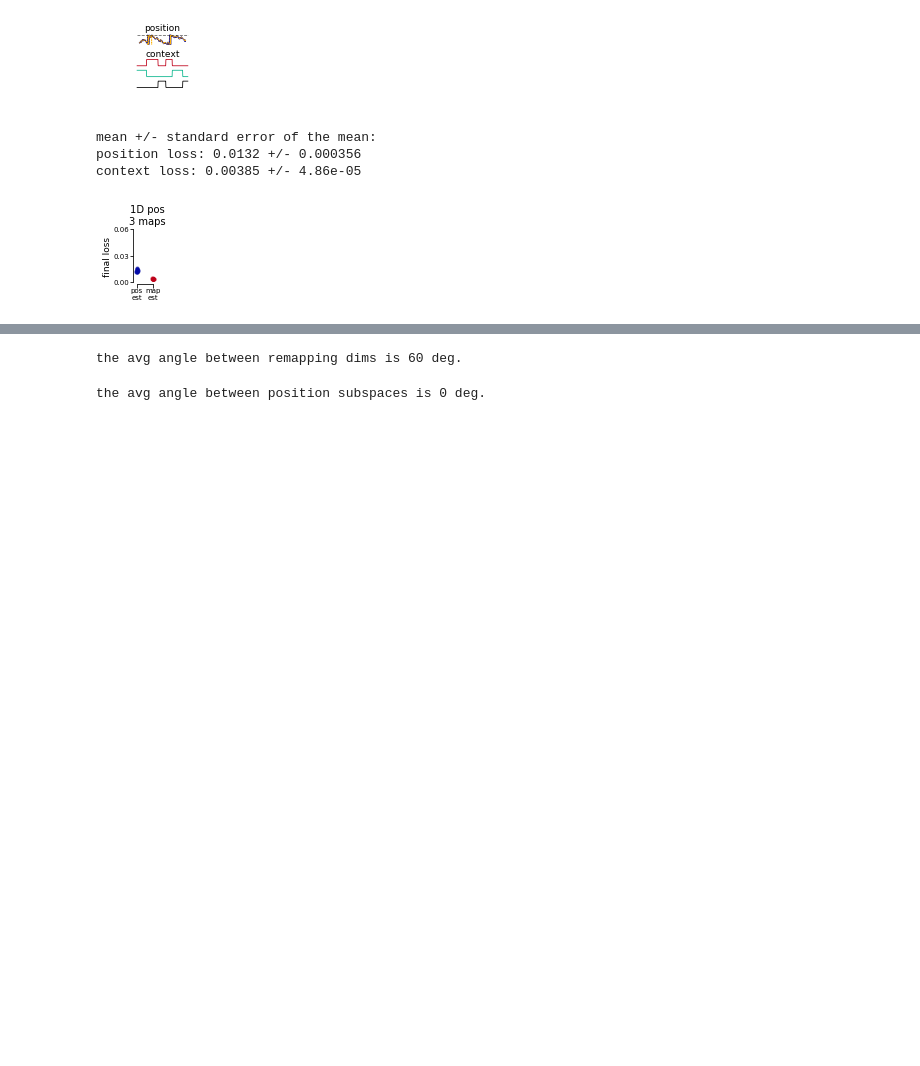
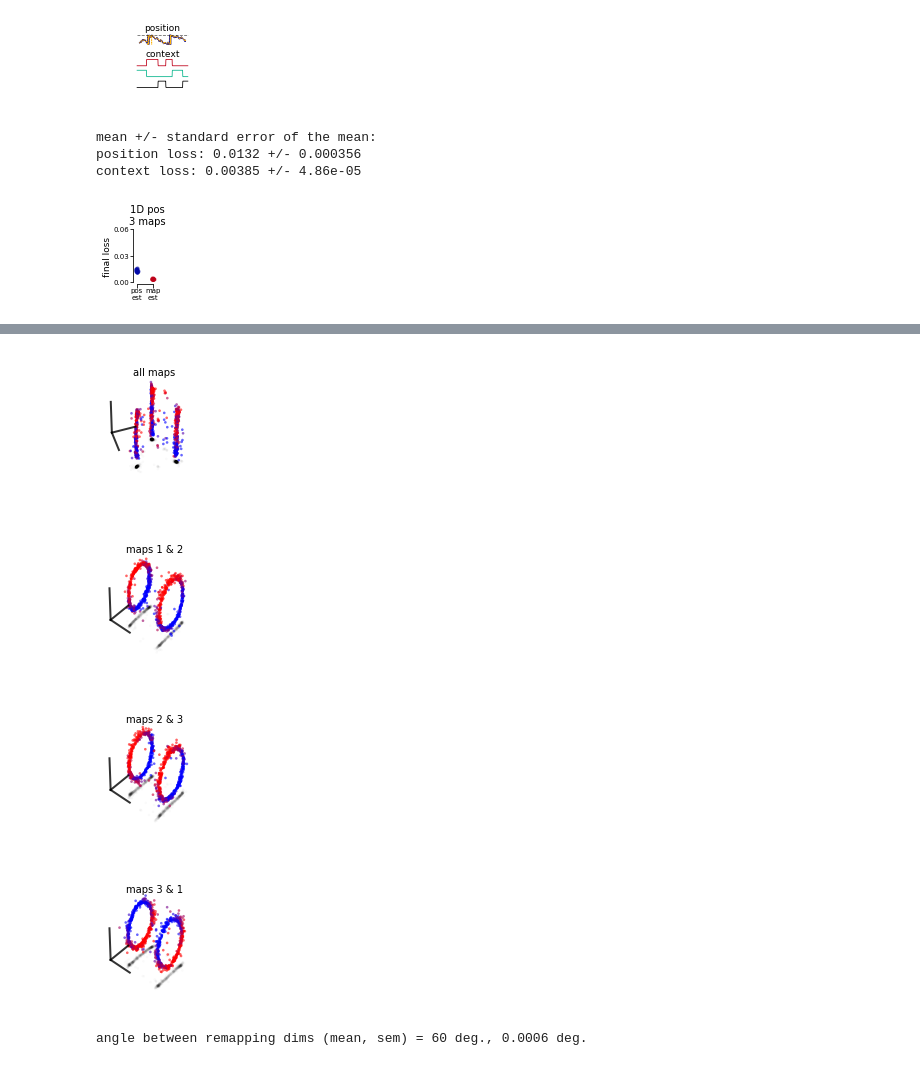
Before and after one commit to ahwillia/rnn_remapping_paper, a Jupyter notebook: fig4_1d3map/make_fig4.ipynb, the cells around one changed output, grey strips where cells are left out. Drawn from its saved outputs; the diff is of its cells as text; code cells hidden in the pictures; blank space fills up the shorter version.

```diff
--- a/fig4_1d3map/make_fig4.ipynb
+++ b/fig4_1d3map/make_fig4.ipynb
@@ -146,47 +84,30 @@ import dim_alignment as dim
-# %%
-'''
-Things to try for the 3 map model:
-X angle between the position subspaces for each manifold
-X angle between the remapping dimensions
-- i/o relationship to pos/remapping dims (as in Fig. 1/S1)
-'''
-# 1) Define the remapping dimensions:
-# split activity by context
-X0 = X[map_targ==0]
-X1 = X[map_targ==1]
-X2 = X[map_targ==2]
-
-# find the remapping dimensions
-remap_dim_01 = dim.remapping_dim(X0, X1)
-remap_dim_12 = dim.remapping_dim(X1, X2)
-remap_dim_20 = dim.remapping_dim(X2, X0)
-
-# find the angles between them
-angle_0 = dim.cosine_sim(remap_dim_01, remap_dim_20)
-angle_1 = dim.cosine_sim(remap_dim_01, remap_dim_12)
-angle_2 = dim.cosine_sim(remap_dim_12, remap_dim_20)
-avg_angle = np.rad2deg(np.arccos(np.abs(np.mean([angle_0, angle_1, angle_2]))))
-
-print(f'the avg angle between remapping dims is {int(avg_angle)} deg.')
-# %% [output]
-the avg angle between remapping dims is 60 deg.
-# %%
-# 2) Define the position subspaces:
-n_maps = np.max(np.unique(map_targ)) + 1
-pos_subspaces = []
-for i in range(n_maps):
-    X_map = X[map_targ==i]
-    pos_map = pos_targ[map_targ==i]
-    pos_subspaces.append(dim.map_subspace(X_map, pos_map))
-
-# find the angles between them
-pos_angles = np.zeros(3)
-for i in range(n_maps):
-    m1 = pos_subspaces[i]
-    m2 = pos_subspaces[i%n_maps]
-    pos_angles[i] = scipy.linalg.subspace_angles(m1, m2)[0]
-avg_angle = np.rad2deg(np.abs(np.mean(pos_angles)))
-
-print(f'the avg angle between position subspaces is {int(avg_angle)} deg.')
-# %% [output]
-the avg angle between position subspaces is 0 deg.
+# %%
+''' Figure 4C: aligned ring manifolds '''
+f, ax = fig4_plots.plot_c(X, pos_targ)
+ax.set_title('all maps',
+             fontsize=title_size, pad=5)
+
+ax.view_init(azim=160, elev=30)
+plt.show()
+f.savefig(f'{save_folder}manifolds.png', dpi=600, bbox_inches='tight')
+
+n_maps = np.max(np.unique(map_targ)) + 1
+for j in range(n_maps):
+    m0_id = j
+    m1_id = (j+1)%n_maps
+    map_idx = (map_targ==m0_id) | (map_targ==m1_id)
+    f, ax = fig4_plots.plot_c(X[map_idx], pos_targ[map_idx])
+    ax.set_title(f'maps {m0_id+1} & {m1_id+1}',
+                 fontsize=title_size, pad=-2)
+    plt.show()
+    f.savefig(f'{save_folder}manifolds_{m0_id+1}{m1_id+1}.png', dpi=600, bbox_inches='tight')
+# %% [output]
+[figure, added]
+[figure, added]
+[figure, added]
+[figure, added]
+# %%
+''' Figure 4D: angle between remapping dimensions '''
+rnn.align_remap_dims(data_folder, model_IDs)
+# %% [output]
+angle between remapping dims (mean, sem) = 60 deg., 0.0006 deg.
```
Also changed, not shown: parts of 8 cells of this notebook, 13 other files.
